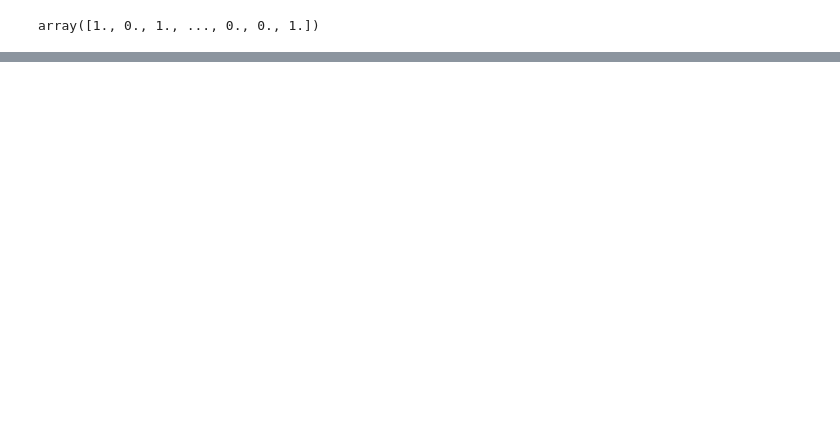
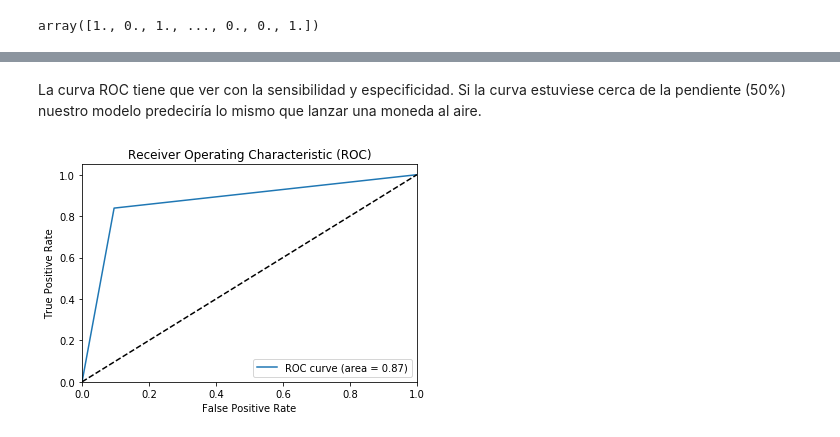
Before and after one commit to alonBM/tfg, a Jupyter notebook: MobyTensorFlow/Use Case/02_DPM/UC_DMP.ipynb, the cells around one changed output, grey strips where cells are left out. Cells and saved outputs as stored; diff of their text form; code cells hidden in the pictures; blank space fills up the shorter version.

```diff
--- a/MobyTensorFlow/Use Case/02_DPM/UC_DMP.ipynb
+++ b/MobyTensorFlow/Use Case/02_DPM/UC_DMP.ipynb
@@ -320,6 +312,15 @@ hist[0:10]
 # %%
 pred = model.predict(x_test)
-pred_round = np.round(pred)
-pred_round = np.concatenate(pred_round)
-pred_round
+
+pred= np.concatenate(pred)
+#pred_round = np.round(pred)
+
+max_value = pred.max()
+umbral = max_val/3
+
+pred_round = np.where(pred > umbral, 1, 0)
+print(max_value)
+print(umbral)
+print(pred)
+print(pred_round)
 # %% [output]
@@ -339,3 +334,0 @@ Train: 0.90487, Test: 0.90310
-# %%
-pred = model.predict(x_test)
-plot_roc(pred,y_test)
@@ -426,0 +408,6 @@ def plot_roc(pred,y):
+# %% [markdown]
+La curva ROC tiene que ver con la sensibilidad y especificidad. Si la curva estuviese cerca de la pendiente (50%) nuestro modelo predeciría lo mismo que lanzar una moneda al aire.
+# %%
+plot_roc(pred_round,y_test)
+# %% [output]
+[figure, added]
```
Also changed, not shown: parts of 37 cells of this notebook.
